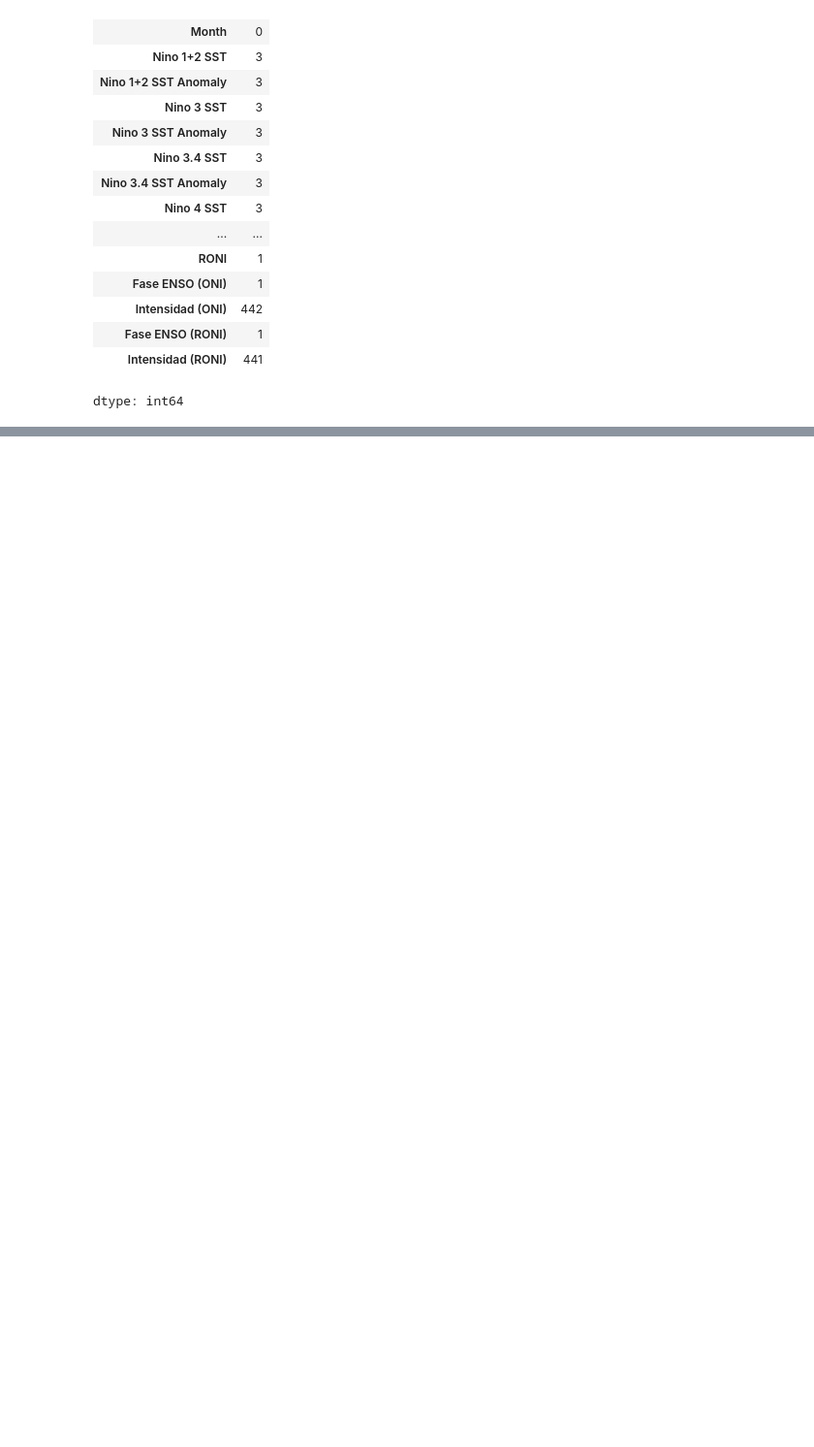
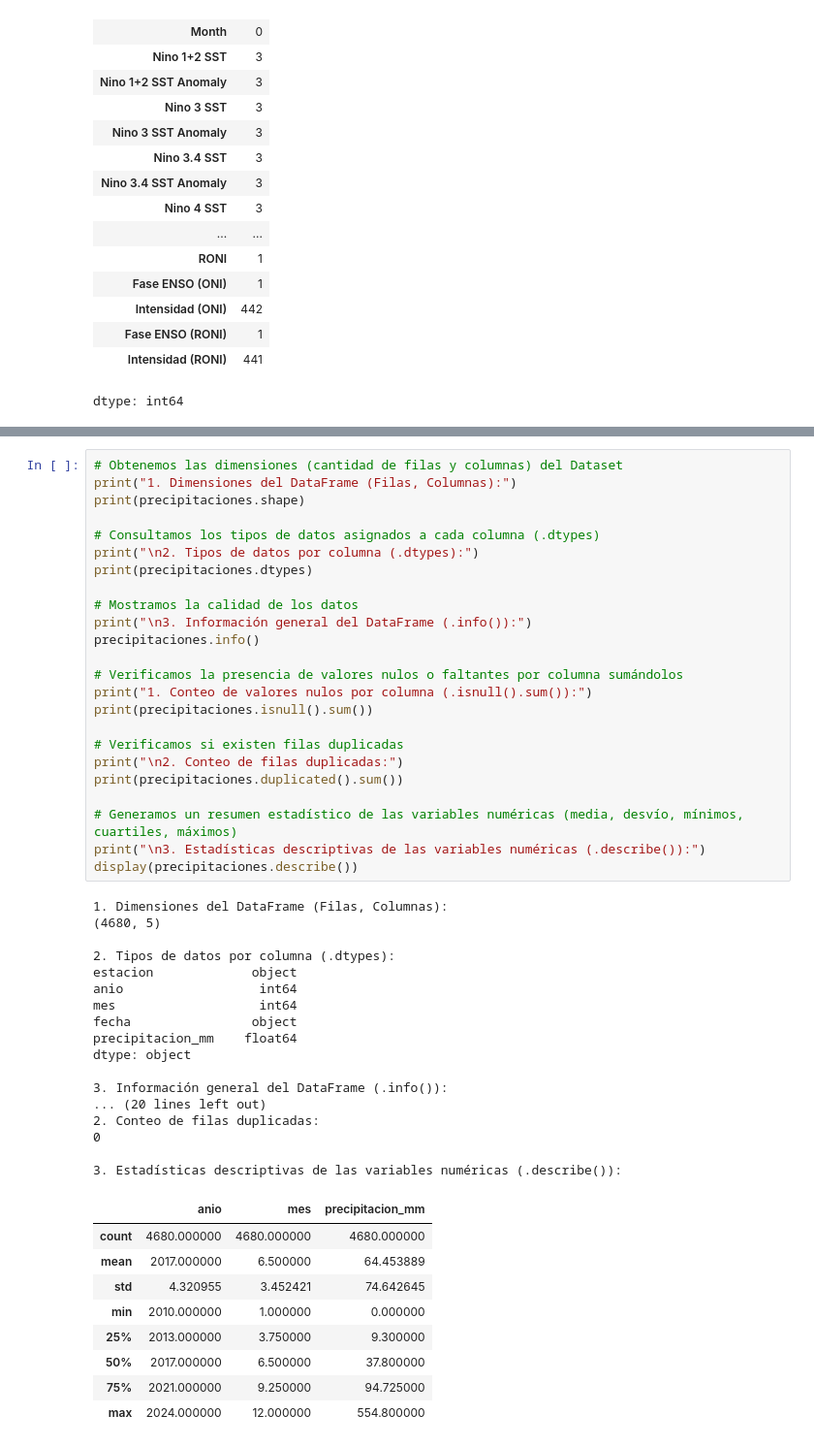
Before and after one commit to enrique20delgado-create/TP-Labo-ElNino-2C2026, a Jupyter notebook: Notebook/Ds_Enso.ipynb, the cells around one changed output, grey strips where cells are left out. Shown at 97% size. Saved outputs shown, nothing was run; the diff lists cells and outputs as text; blank space fills up the shorter version.

```diff
--- a/Notebook/Ds_Enso.ipynb
+++ b/Notebook/Ds_Enso.ipynb
@@ -475,0 +509,51 @@ dtype: int64
+# %%
+# Obtenemos las dimensiones (cantidad de filas y columnas) del Dataset
+print("1. Dimensiones del DataFrame (Filas, Columnas):")
+print(precipitaciones.shape)
+
+# Consultamos los tipos de datos asignados a cada columna (.dtypes)
+print("\n2. Tipos de datos por columna (.dtypes):")
+print(precipitaciones.dtypes)
+
+# Mostramos la calidad de los datos
+print("\n3. Información general del DataFrame (.info()):")
+precipitaciones.info()
+
+# Verificamos la presencia de valores nulos o faltantes por columna sumándolos
+print("1. Conteo de valores nulos por columna (.isnull().sum()):")
+print(precipitaciones.isnull().sum())
+
+# Verificamos si existen filas duplicadas
+print("\n2. Conteo de filas duplicadas:")
+print(precipitaciones.duplicated().sum())
+
+# Generamos un resumen estadístico de las variables numéricas (media, desvío, mínimos, cuartiles, máximos)
+print("\n3. Estadísticas descriptivas de las variables numéricas (.describe()):")
+display(precipitaciones.describe())
+# %% [output]
+1. Dimensiones del DataFrame (Filas, Columnas):
+(4680, 5)
+
+2. Tipos de datos por columna (.dtypes):
+estacion             object
+anio                  int64
+mes                   int64
+fecha                object
+precipitacion_mm    float64
+dtype: object
+
+3. Información general del DataFrame (.info()):
+... (20 lines left out)
+2. Conteo de filas duplicadas:
+0
+
+3. Estadísticas descriptivas de las variables numéricas (.describe()):
+|  | anio | mes | precipitacion_mm |
+| count | 4680.000000 | 4680.000000 | 4680.000000 |
+| mean | 2017.000000 | 6.500000 | 64.453889 |
+| std | 4.320955 | 3.452421 | 74.642645 |
+| min | 2010.000000 | 1.000000 | 0.000000 |
+| 25% | 2013.000000 | 3.750000 | 9.300000 |
+| 50% | 2017.000000 | 6.500000 | 37.800000 |
+| 75% | 2021.000000 | 9.250000 | 94.725000 |
+| max | 2024.000000 | 12.000000 | 554.800000 |
```
Also changed, not shown: parts of 6 cells of this notebook.
